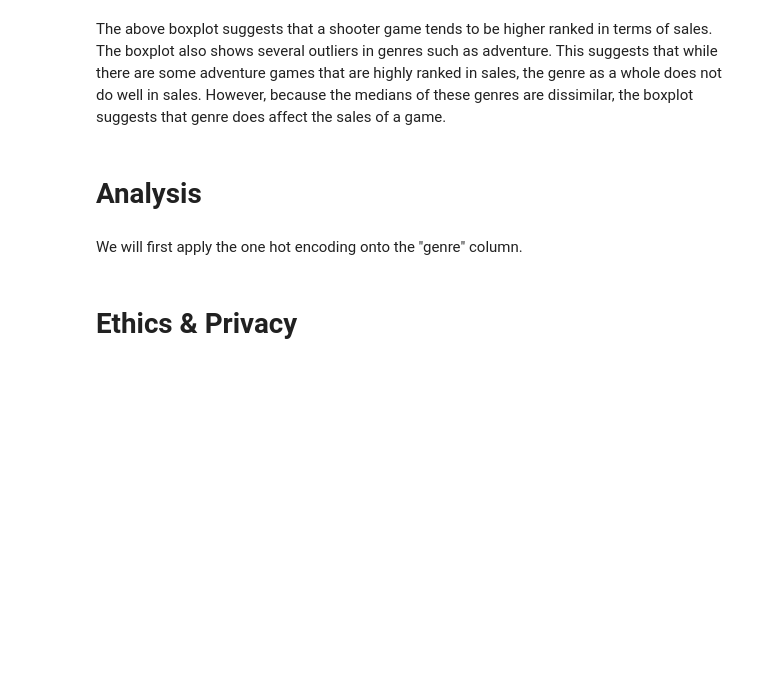
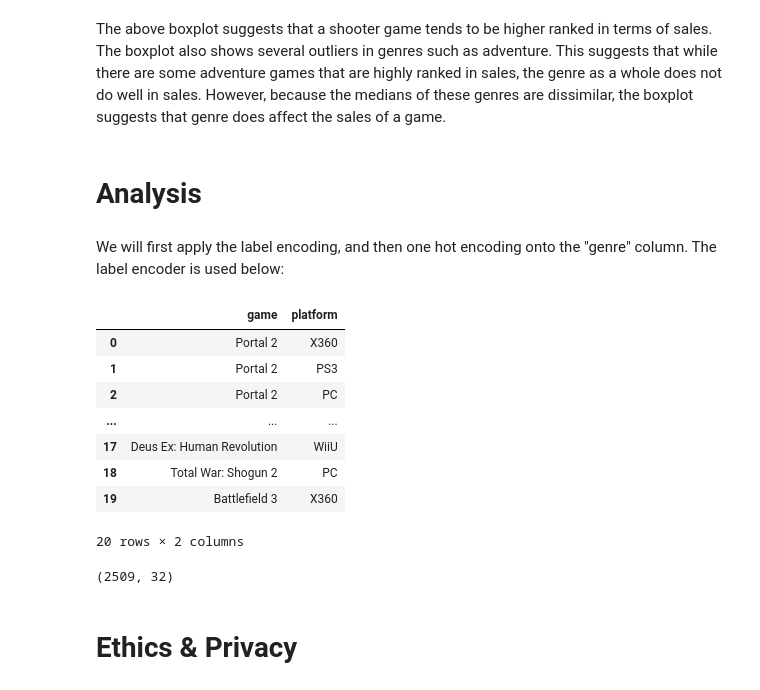
Before and after one commit to kvh8899/mostpopvidgame, a Jupyter notebook: FinalProject_group004_actual.ipynb, the cells around one changed output. Drawn from its saved outputs; the diff is of its cells as text; code cells hidden in the pictures; blank space fills up the shorter version.

```diff
--- a/FinalProject_group004_actual.ipynb
+++ b/FinalProject_group004_actual.ipynb
@@ -338,7 +341,25 @@ The above boxplot suggests that a shooter game tends to be higher ranked in term
 # %% [markdown]
 # Analysis
 # %% [markdown]
-We will first apply the one hot encoding onto the "genre" column.
+We will first apply the label encoding, and then one hot encoding onto the "genre" column. The label encoder is used below:
+# %%
+le = LabelEncoder()
+vgsales['genre_num'] = le.fit_transform(vgsales['genre'])
+# %% [output]
+|  | game | platform |
+| 0 | Portal 2 | X360 |
+| 1 | Portal 2 | PS3 |
+| 2 | Portal 2 | PC |
+| ... | ... | ... |
+| 17 | Deus Ex: Human Revolution | WiiU |
+| 18 | Total War: Shogun 2 | PC |
+| 19 | Battlefield 3 | X360 |
+20 rows × 2 columns
+# %%
+enc = OneHotEncoder(handle_unknown='ignore')
+onehot = pd.DataFrame(enc.fit_transform(vgsales[['genre_num']]).toarray())
+# %% [output]
+(2509, 32)
 # %% [markdown]
 # Ethics & Privacy
 # %% [markdown]
```
Also changed, not shown: parts of 1 cell of this notebook.
